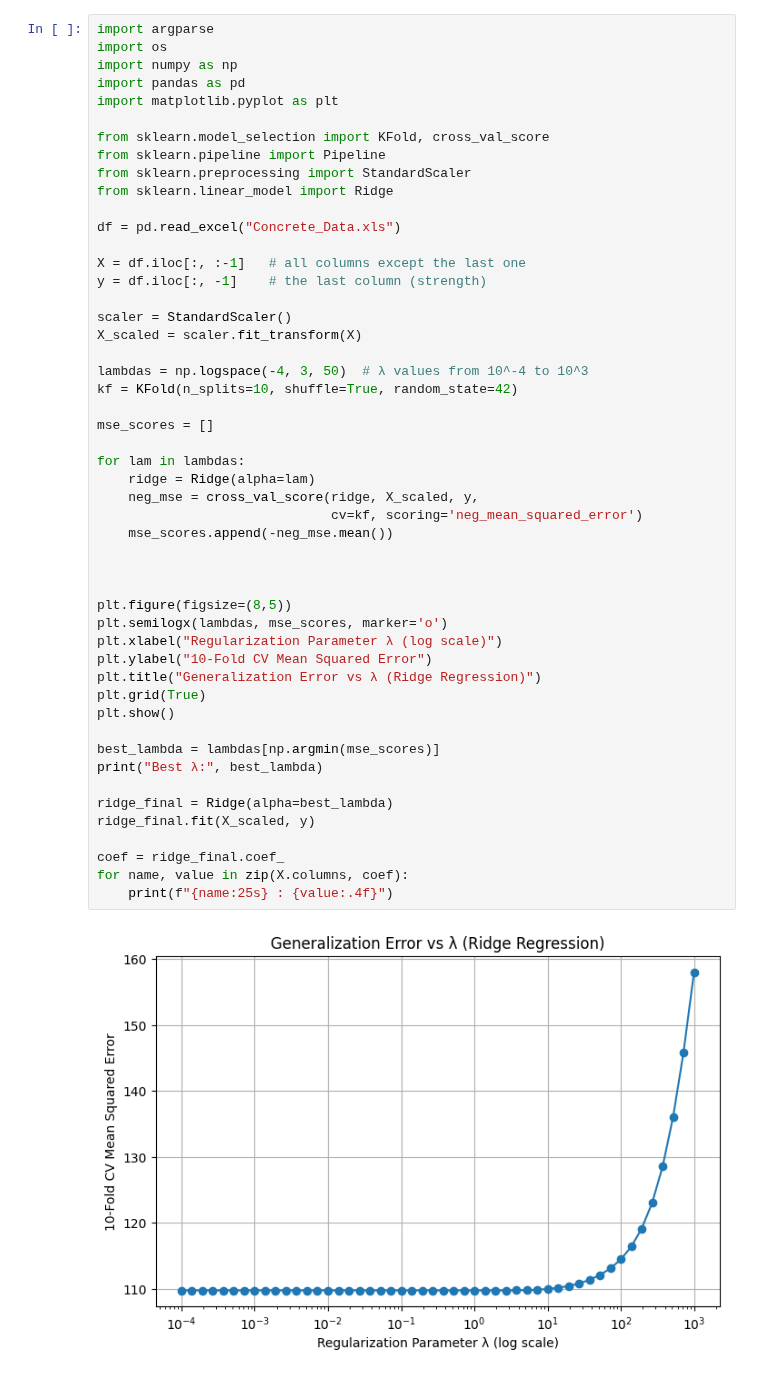
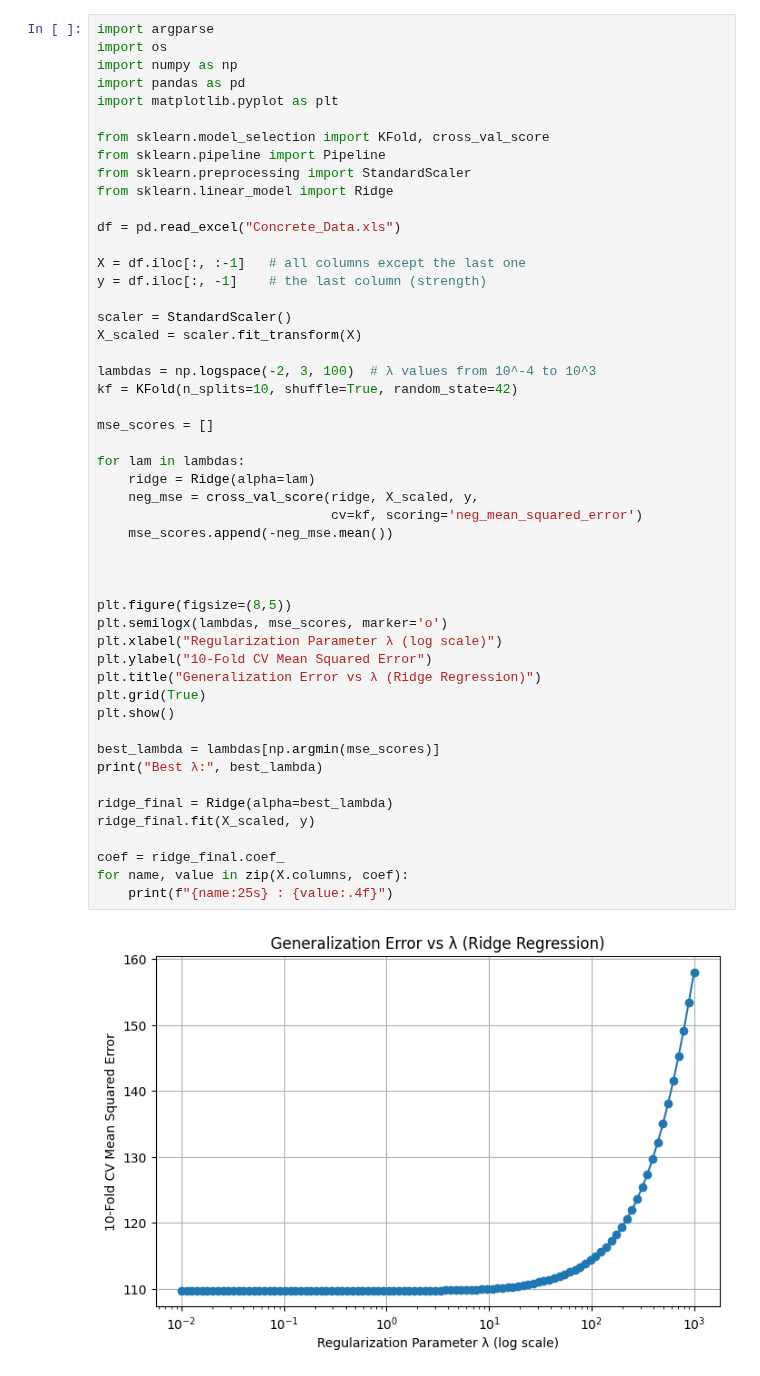
Before and after one commit to chrisd314/02452_Machine_Learning_Project_Fall_2025, a Jupyter notebook: ML Assignment 2 - Regression.ipynb, the cells around one changed output. Cells and saved outputs as stored; diff of their text form.

```diff
--- a/ML Assignment 2 - Regression.ipynb
+++ b/ML Assignment 2 - Regression.ipynb
@@ -18,35 +18,35 @@ y = df.iloc[:, -1]    # the last column (strength)
 scaler = StandardScaler()
 X_scaled = scaler.fit_transform(X)
 
-lambdas = np.logspace(-4, 3, 50)  # λ values from 10^-4 to 10^3
+lambdas = np.logspace(-2, 3, 100)  # λ values from 10^-4 to 10^3
 kf = KFold(n_splits=10, shuffle=True, random_state=42)
 
 mse_scores = []
 
 for lam in lambdas:
     ridge = Ridge(alpha=lam)
     neg_mse = cross_val_score(ridge, X_scaled, y,
                               cv=kf, scoring='neg_mean_squared_error')
     mse_scores.append(-neg_mse.mean())
 
 
 
 plt.figure(figsize=(8,5))
 plt.semilogx(lambdas, mse_scores, marker='o')
 plt.xlabel("Regularization Parameter λ (log scale)")
 plt.ylabel("10-Fold CV Mean Squared Error")
 plt.title("Generalization Error vs λ (Ridge Regression)")
 plt.grid(True)
 plt.show()
 
 best_lambda = lambdas[np.argmin(mse_scores)]
 print("Best λ:", best_lambda)
 
 ridge_final = Ridge(alpha=best_lambda)
 ridge_final.fit(X_scaled, y)
 
 coef = ridge_final.coef_
 for name, value in zip(X.columns, coef):
     print(f"{name:25s} : {value:.4f}")
 # %% [output]
-[figure, old version]
+[figure, new version]
```
Also changed, not shown: parts of 2 cells of this notebook.
